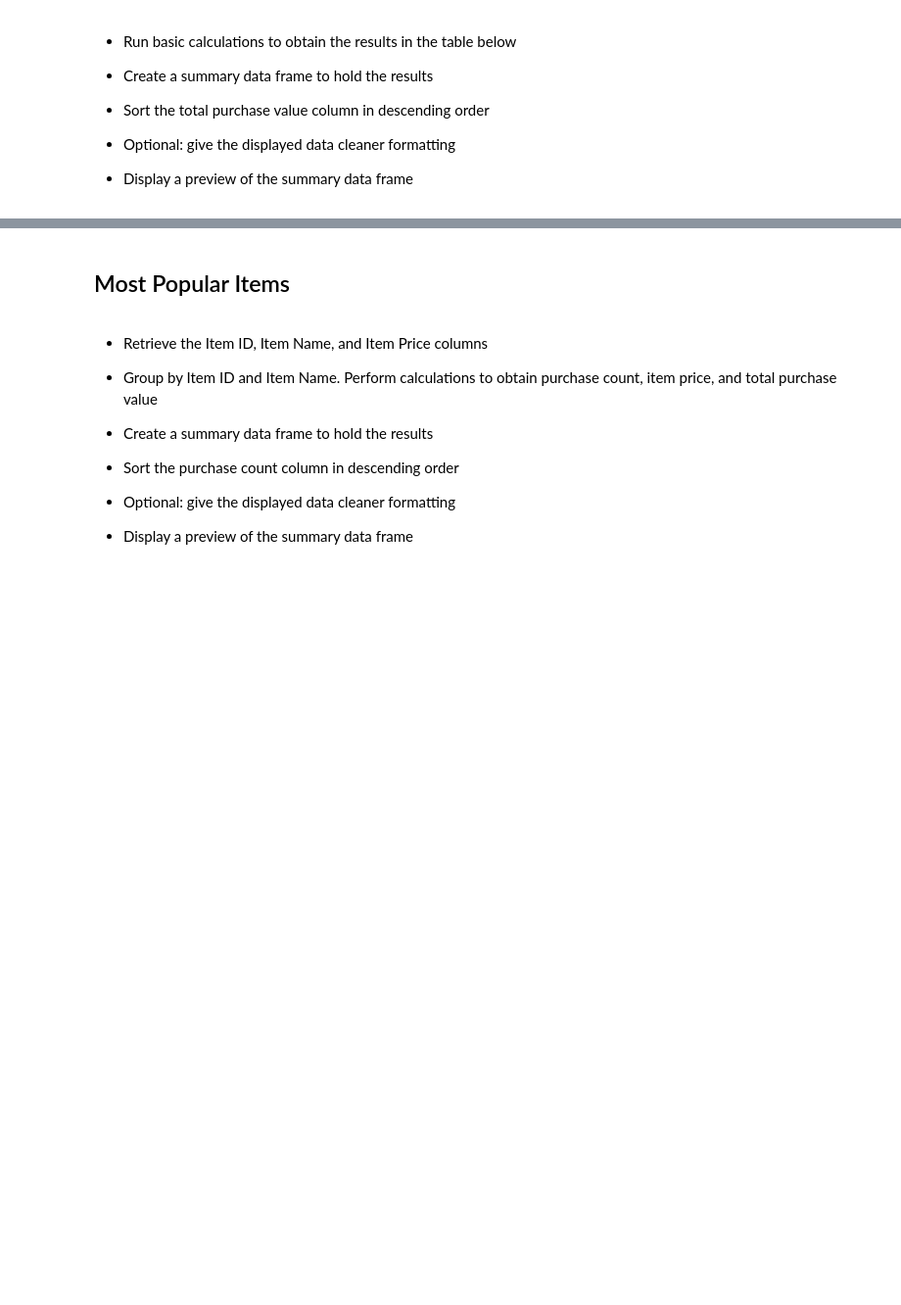
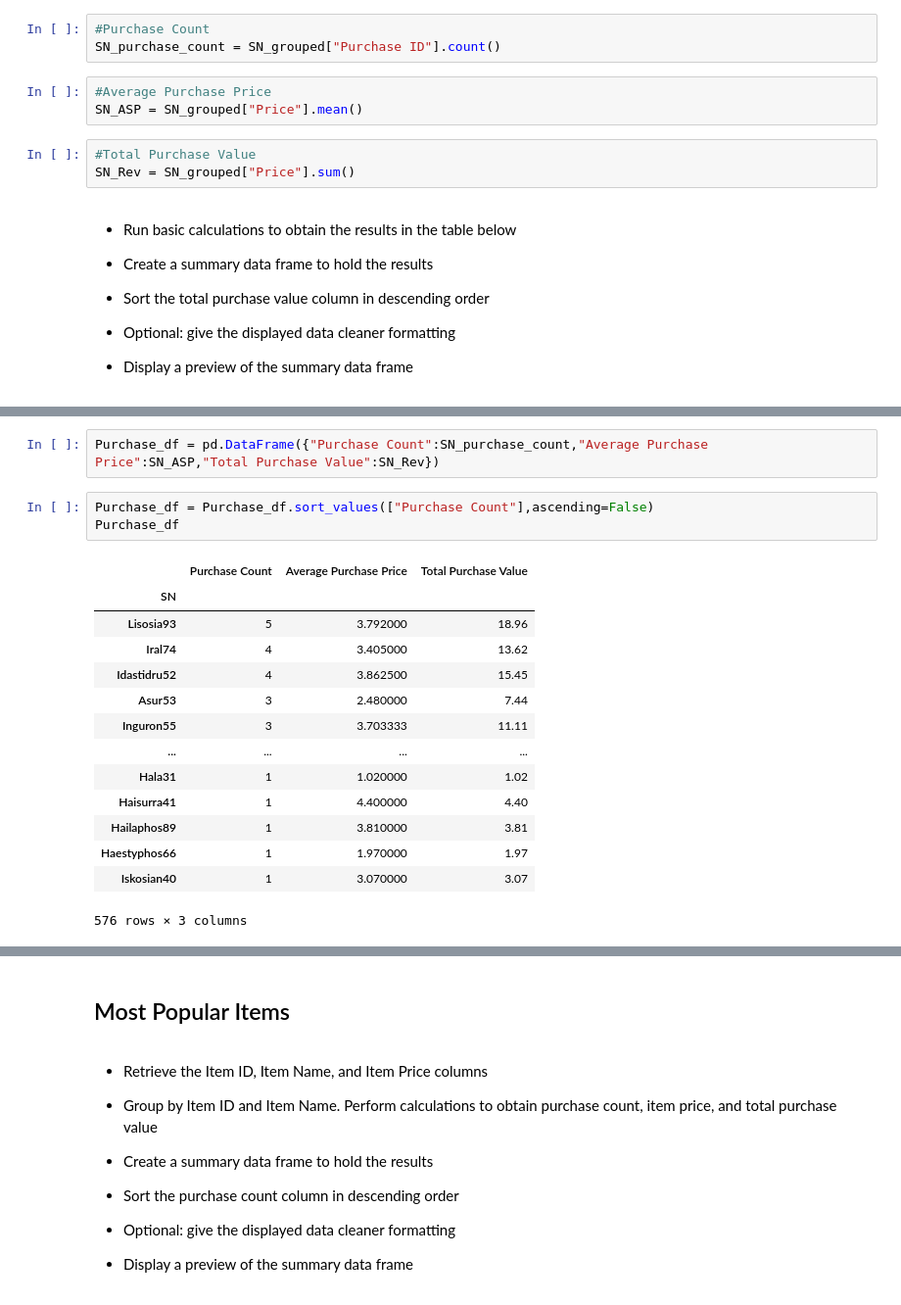
Before and after one commit to tomcahill76/pandas-challenge, a Jupyter notebook: HeroesOfPymoli/HeroesOfPymoli.ipynb, the cells around one changed output, grey strips where cells are left out. Shown at 98% size. Drawn from its saved outputs; the diff is of its cells as text; blank space fills up the shorter version.

```diff
--- a/HeroesOfPymoli/HeroesOfPymoli.ipynb
+++ b/HeroesOfPymoli/HeroesOfPymoli.ipynb
@@ -168,3 +256,12 @@ gender_grouped = df.groupby(["Gender"])
+# %%
+#Purchase Count
+SN_purchase_count = SN_grouped["Purchase ID"].count()
+# %%
+#Average Purchase Price
+SN_ASP = SN_grouped["Price"].mean()
+# %%
+#Total Purchase Value
+SN_Rev = SN_grouped["Price"].sum()
 # %% [markdown]
 * Run basic calculations to obtain the results in the table below
 
@@ -190,0 +279,20 @@ gender_grouped = df.groupby(["Gender"])
+# %%
+Purchase_df = pd.DataFrame({"Purchase Count":SN_purchase_count,"Average Purchase Price":SN_ASP,"Total Purchase Value":SN_Rev})
+# %%
+Purchase_df = Purchase_df.sort_values(["Purchase Count"],ascending=False)
+Purchase_df
+# %% [output]
+|  | Purchase Count | Average Purchase Price | Total Purchase Value |
+| SN |  |  |  |
+| Lisosia93 | 5 | 3.792000 | 18.96 |
+| Iral74 | 4 | 3.405000 | 13.62 |
+| Idastidru52 | 4 | 3.862500 | 15.45 |
+| Asur53 | 3 | 2.480000 | 7.44 |
+| Inguron55 | 3 | 3.703333 | 11.11 |
+| ... | ... | ... | ... |
+| Hala31 | 1 | 1.020000 | 1.02 |
+| Haisurra41 | 1 | 4.400000 | 4.40 |
+| Hailaphos89 | 1 | 3.810000 | 3.81 |
+| Haestyphos66 | 1 | 1.970000 | 1.97 |
+| Iskosian40 | 1 | 3.070000 | 3.07 |
+576 rows × 3 columns
```
Also changed, not shown: parts of 39 cells of this notebook.
